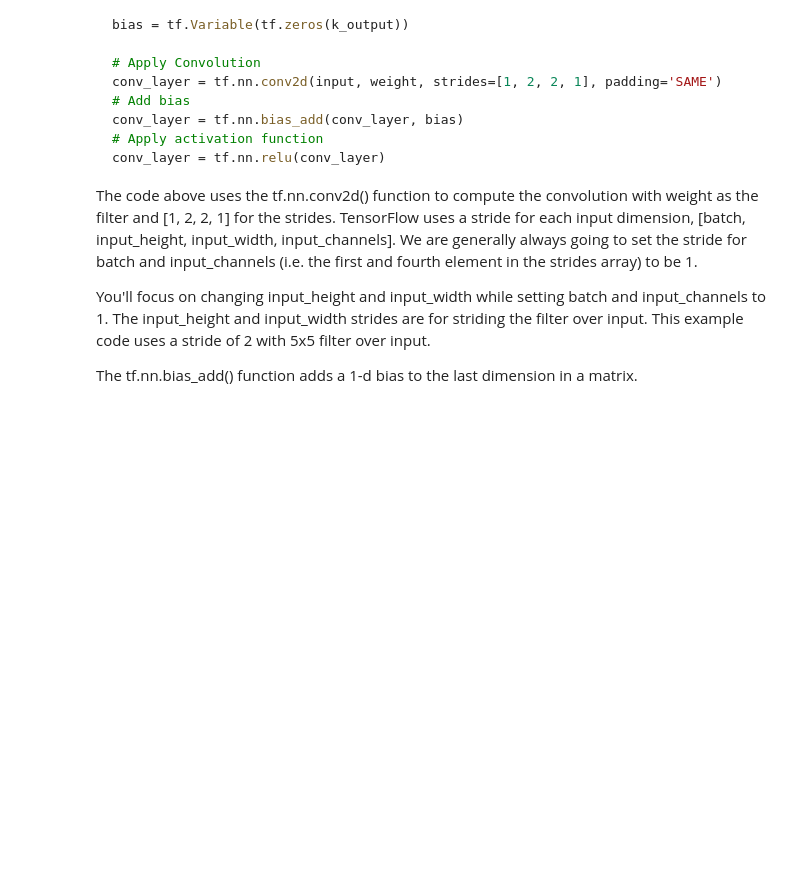
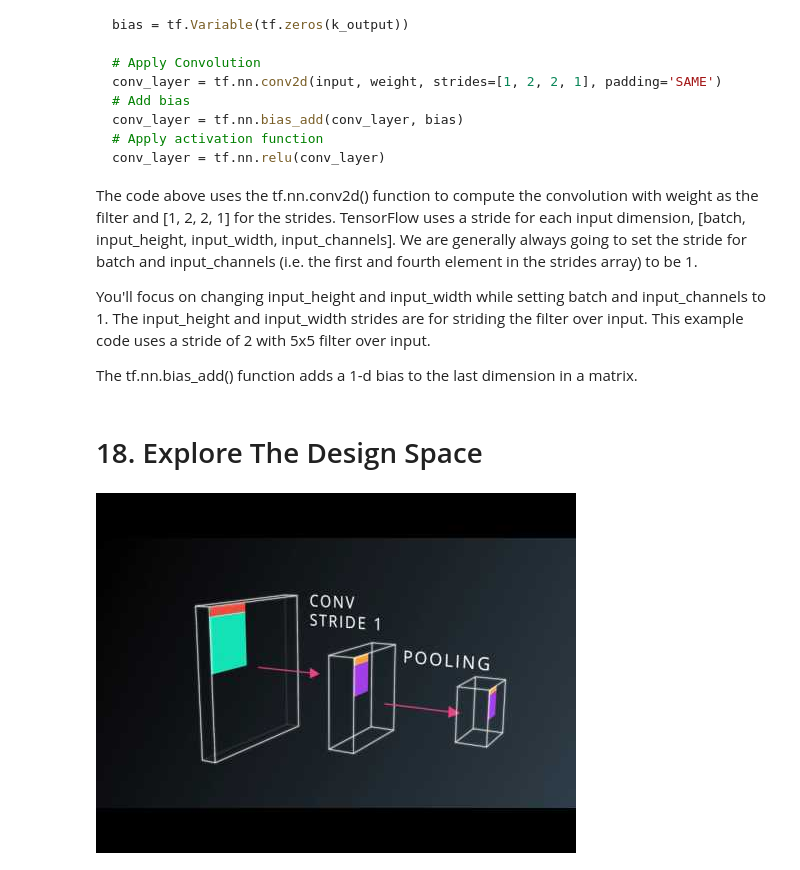
Before and after one commit to CryptoBagsJr/udacity_lecture_compilation, a Jupyter notebook: self-driving-car/Term1/Lesson8-Convolutional Neural Networks/Lecture8-Convolutional Neural Networks.ipynb, the cells around one changed output. Drawn from its saved outputs; the diff is of its cells as text; code cells hidden in the pictures; blank space fills up the shorter version.

```diff
--- a/self-driving-car/Term1/Lesson8-Convolutional Neural Networks/Lecture8-Convolutional Neural Networks.ipynb
+++ b/self-driving-car/Term1/Lesson8-Convolutional Neural Networks/Lecture8-Convolutional Neural Networks.ipynb
@@ -497,3 +497,9 @@ The code above uses the tf.nn.conv2d() function to compute the convolution with
 You'll focus on changing input_height and input_width while setting batch and input_channels to 1. The input_height and input_width strides are for striding the filter over input. This example code uses a stride of 2 with 5x5 filter over input.
 
 The tf.nn.bias_add() function adds a 1-d bias to the last dimension in a matrix.
+# %% [markdown]
+# 18. Explore The Design Space
+# %%
+YouTubeVideo('FG7M9tWH2nQ', width=720, height=400)
+# %% [output]
+[figure, added]
```
Also changed, not shown: parts of 53 cells of this notebook, 10 other files.
